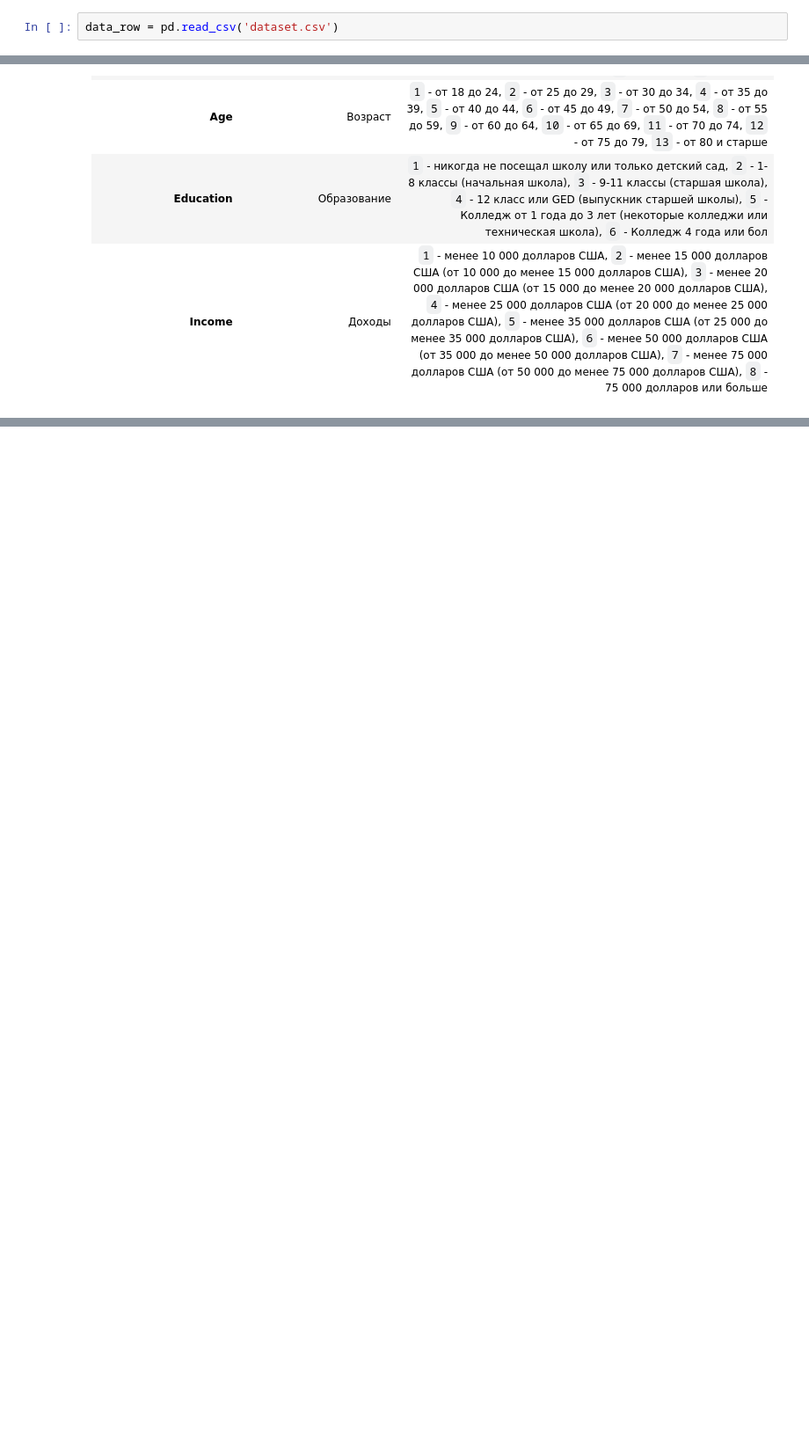
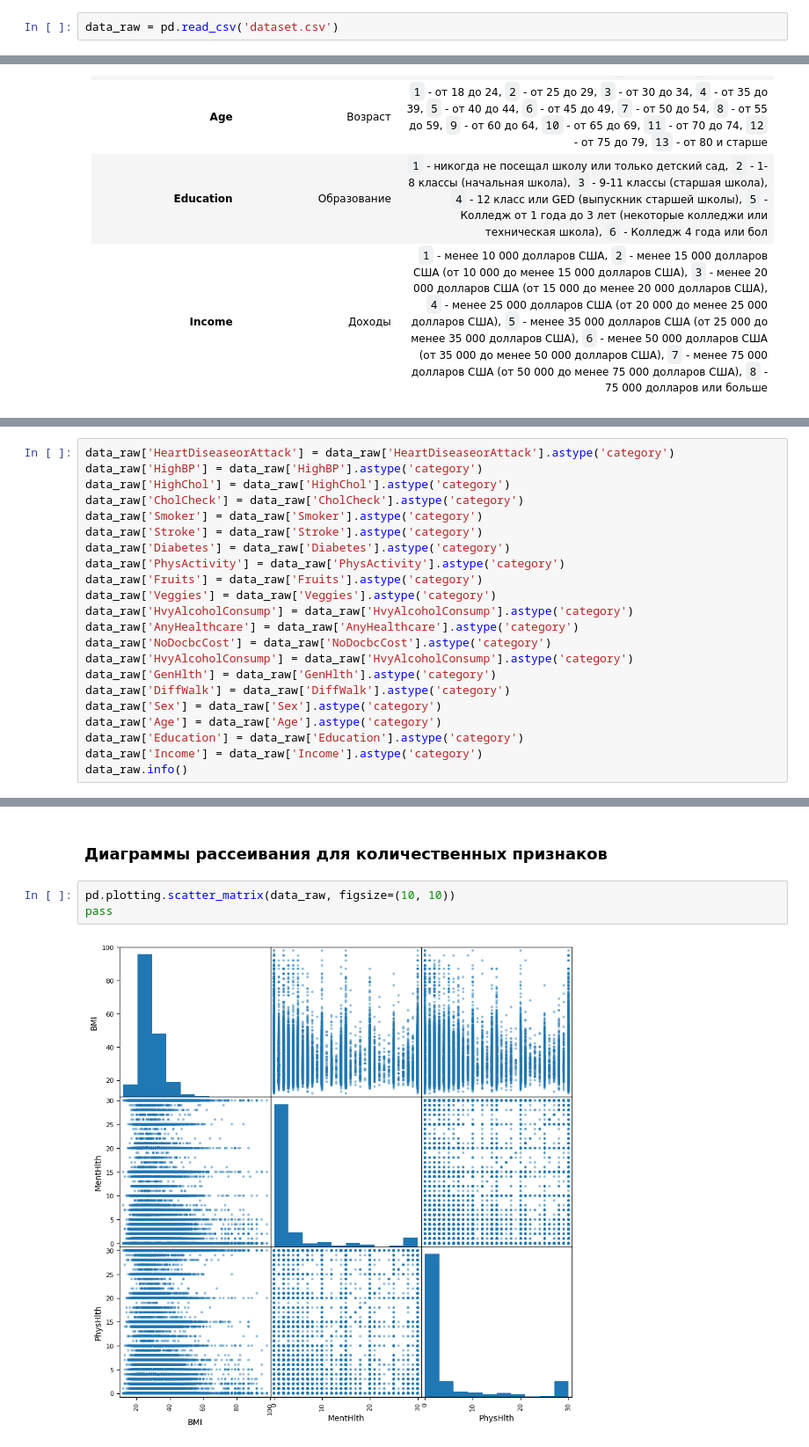
Before and after one commit to qr3x/MLDA-4th-year, a Jupyter notebook: Statistical classification.ipynb, the cells around one changed output, grey strips where cells are left out. Shown at 88% size. Cells and saved outputs as stored; diff of their text form; blank space fills up the shorter version.

```diff
--- a/Statistical classification.ipynb
+++ b/Statistical classification.ipynb
@@ -11,7 +14,7 @@ import pandas as pd
 # %% [markdown]
 ## 1. Загрузка&Просмотр данных
 # %%
-data_row = pd.read_csv('dataset.csv')
+data_raw = pd.read_csv('dataset.csv')
 # %% [markdown]
 Количество объектов:
 # %%
@@ -97,0 +109,22 @@ memory usage: 42.6 MB
+# %%
+data_raw['HeartDiseaseorAttack'] = data_raw['HeartDiseaseorAttack'].astype('category')
+data_raw['HighBP'] = data_raw['HighBP'].astype('category')
+data_raw['HighChol'] = data_raw['HighChol'].astype('category')
+data_raw['CholCheck'] = data_raw['CholCheck'].astype('category')
+data_raw['Smoker'] = data_raw['Smoker'].astype('category')
+data_raw['Stroke'] = data_raw['Stroke'].astype('category')
+data_raw['Diabetes'] = data_raw['Diabetes'].astype('category')
+data_raw['PhysActivity'] = data_raw['PhysActivity'].astype('category')
+data_raw['Fruits'] = data_raw['Fruits'].astype('category')
+data_raw['Veggies'] = data_raw['Veggies'].astype('category')
+data_raw['HvyAlcoholConsump'] = data_raw['HvyAlcoholConsump'].astype('category')
+data_raw['AnyHealthcare'] = data_raw['AnyHealthcare'].astype('category')
+data_raw['NoDocbcCost'] = data_raw['NoDocbcCost'].astype('category')
+data_raw['HvyAlcoholConsump'] = data_raw['HvyAlcoholConsump'].astype('category')
+data_raw['GenHlth'] = data_raw['GenHlth'].astype('category')
+data_raw['DiffWalk'] = data_raw['DiffWalk'].astype('category')
+data_raw['Sex'] = data_raw['Sex'].astype('category')
+data_raw['Age'] = data_raw['Age'].astype('category')
+data_raw['Education'] = data_raw['Education'].astype('category')
+data_raw['Income'] = data_raw['Income'].astype('category')
+data_raw.info()
@@ -97,0 +175,7 @@ memory usage: 42.6 MB
+# %% [markdown]
+### Диаграммы рассеивания для количественных признаков
+# %%
+pd.plotting.scatter_matrix(data_raw, figsize=(10, 10))
+pass
+# %% [output]
+[figure, added]
```
Also changed, not shown: parts of 72 cells of this notebook, 2 other files.
